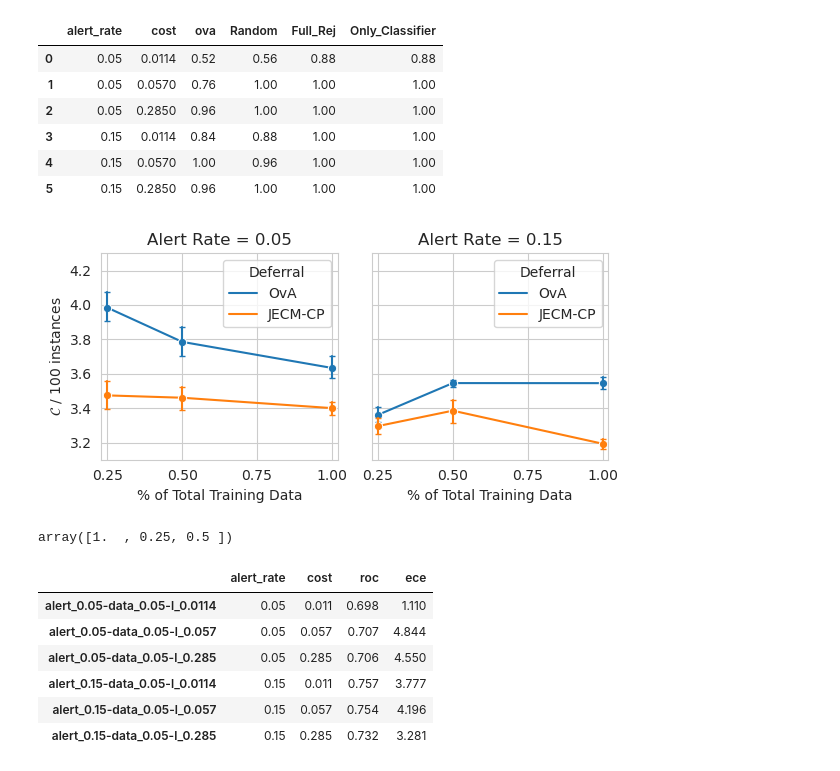
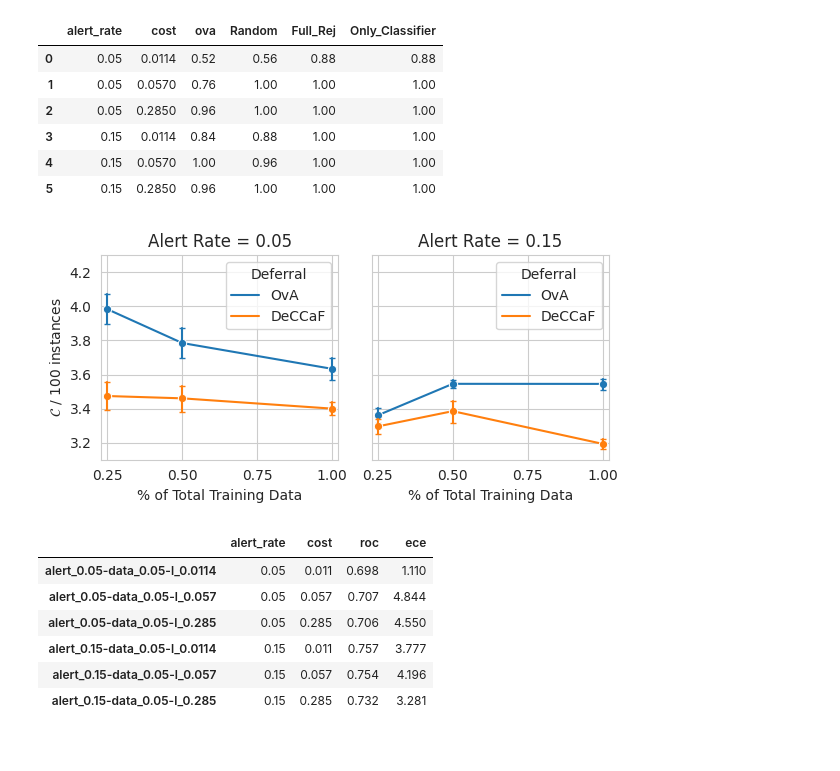
Before and after one commit to feedzai/deccaf, a Jupyter notebook: Code/deferral/process_results.ipynb, the cells around one changed output. Saved outputs shown, nothing was run; the diff lists cells and outputs as text; code cells hidden in the pictures.

```diff
--- a/Code/deferral/process_results.ipynb
+++ b/Code/deferral/process_results.ipynb
@@ -571,43 +578,39 @@ temp
 | 4 | 0.15 | 0.0570 | 1.00 | 0.96 | 1.00 | 1.00 |
 | 5 | 0.15 | 0.2850 | 0.96 | 1.00 | 1.00 | 1.00 |
 # %%
-test_env_df = pd.read_parquet('./def_results_alert/results.parquet')
+test_env_df = pd.read_parquet('../../Data_and_models/deferral/def_results_alert/results.parquet')
 test_env_df = test_env_df.loc[test_env_df['cost'] == 0.057]
 test_env_df['cost/100 instances'] = (test_env_df['fp']*test_env_df['cost'] + test_env_df['fn'])/(test_env_df['fp'] + test_env_df['tn'] + test_env_df['fn'] + test_env_df['tp'])*100
 a = test_env_df.loc[(test_env_df['deferral_rate'] == 0.9)].groupby(['scen','alert_rate','cost','model','distribution', 'distribution_seed','training_seed','sub'], dropna = False).mean().loc[:,['tpr','fpr','cost/100 instances']].round(2)
 a = a.reset_index()
 a = a.drop(a.loc[a['sub'].isna()].index)
 a = a.drop(a.loc[a['model'] == 'OvA-default'].index)
 a_5 = a.loc[a['alert_rate'] == 0.05]
 a_5 = a_5.drop(a_5.loc[(a_5['model'] == 'Full_Rej')].index)
 a_5 = a_5.drop(a_5.loc[(a_5['model'] == 'Random')].index)
 a_5 = a_5.drop(a_5.loc[(a_5['model'] == 'Only_Classifier')].index)
 a_5['Deferral'] = a_5['model']
 a_15 = a.loc[a['alert_rate'] == 0.15]
 a_15 = a_15.drop(a_15.loc[(a_15['model'] == 'Full_Rej')].index)
 a_15 = a_15.drop(a_15.loc[(a_15['model'] == 'Random')].index)
 a_15 = a_15.drop(a_15.loc[(a_15['model'] == 'Only_Classifier')].index)
 a_15['Deferral'] = a_15['model']
 
 f, ax = plt.subplots(figsize=(6, 3), ncols=2, sharey = True, layout = 'tight')
-sns.lineplot(ax = ax[0], data = a_5, x = 'sub', y = 'cost/100 instances', hue = 'Deferral', markers = True, hue_order=['OvA','JECM-CP'], marker = 'o', errorbar = ("ci",95),err_style = 'bars', err_kws={"capsize": 2})
-sns.lineplot(ax = ax[1], data = a_15, x = 'sub', y = 'cost/100 instances', hue = 'Deferral', markers = True, hue_order=['OvA','JECM-CP'], marker = 'o', err_style = 'bars', err_kws={"capsize": 2})
+sns.lineplot(ax = ax[0], data = a_5, x = 'sub', y = 'cost/100 instances', hue = 'Deferral', markers = True, hue_order=['OvA','DeCCaF'], marker = 'o', errorbar = ("ci",95),err_style = 'bars', err_kws={"capsize": 2})
+sns.lineplot(ax = ax[1], data = a_15, x = 'sub', y = 'cost/100 instances', hue = 'Deferral', markers = True, hue_order=['OvA','DeCCaF'], marker = 'o', err_style = 'bars', err_kws={"capsize": 2})
 ax[0].set_title("Alert Rate = 0.05")
 ax[1].set_title("Alert Rate = 0.15")
 plt.ylim([3.1,4.3])
 for x in ax:
     x.set_xlabel(r'% of Total Training Data')
     x.set_xticks(np.arange(0.25,1.02,0.25))
     x.set_ylabel(r'$\mathcal{C}$ / 100 instances')
     x.set_xlim([0.23,1.02])
 
 plt.savefig("Cost-sub.pdf", format="pdf", bbox_inches="tight")
 # %% [output]
-[figure, old version]
+[figure, new version]
-# %%
-a_15['sub'].unique()
-# %% [output]
-array([1.  , 0.25, 0.5 ])
 # %%
 import pickle
 import pandas as pd
```
Also changed, not shown: parts of 12 cells of this notebook, 15 other files.
